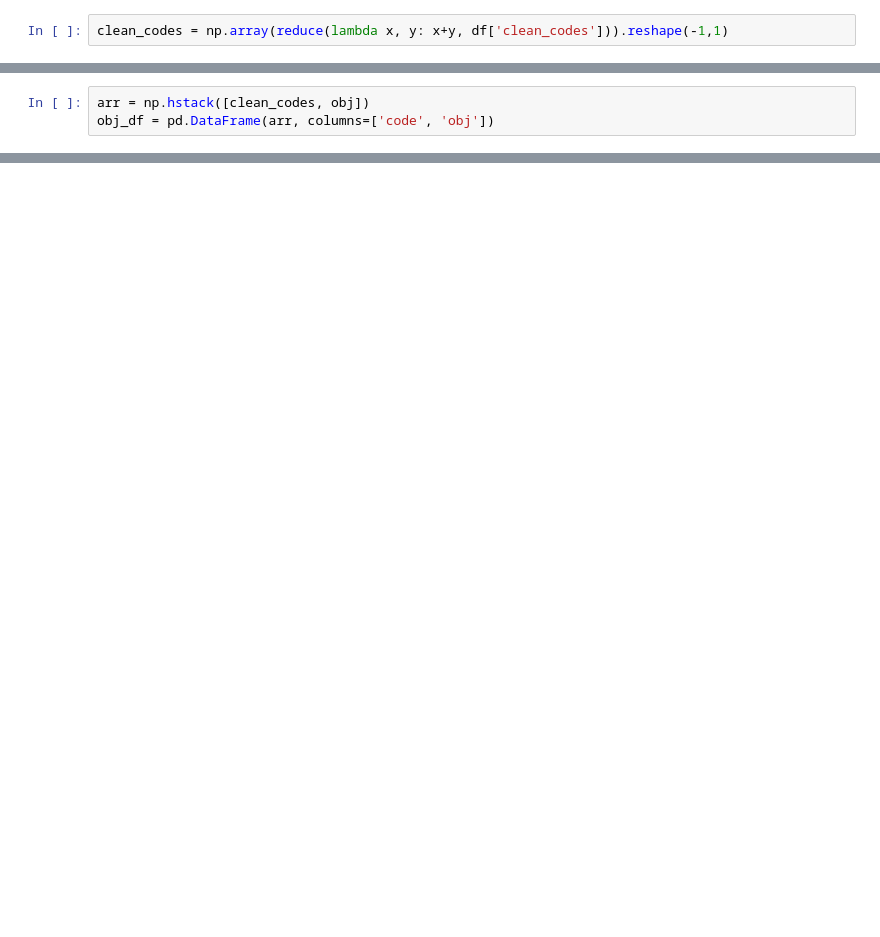
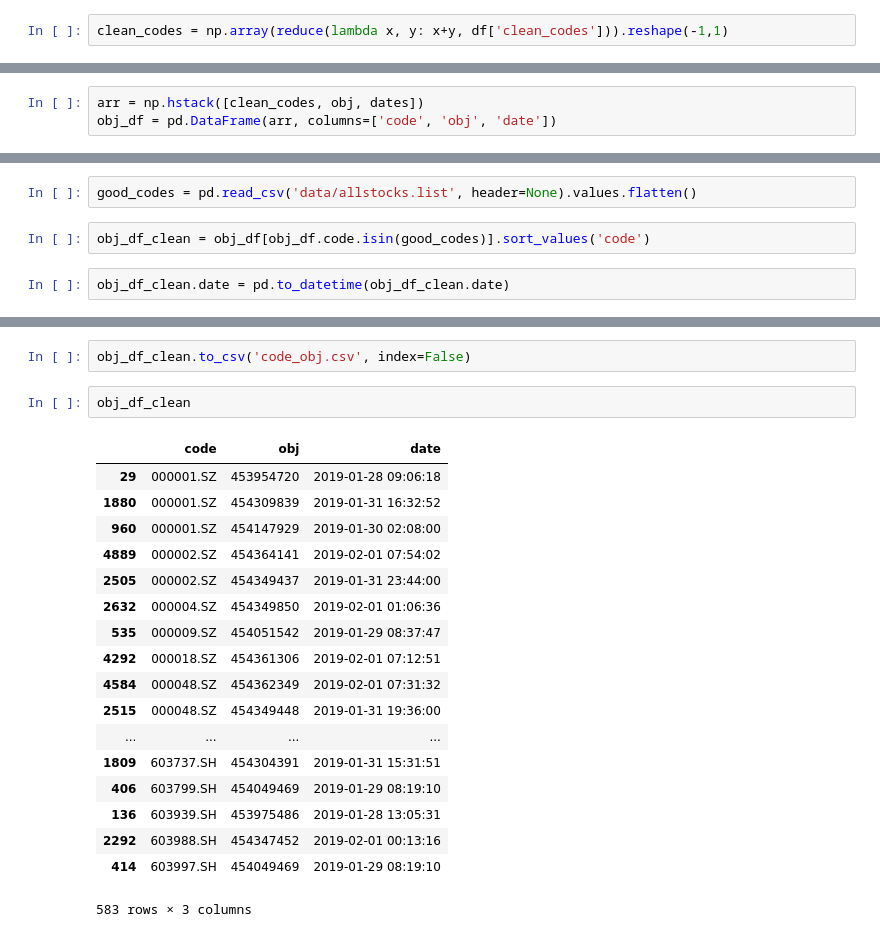
Before and after one commit to Lawlietgit/PLSA_news, a Jupyter notebook: dev.ipynb, the cells around one changed output, grey strips where cells are left out. Drawn from its saved outputs; the diff is of its cells as text; blank space fills up the shorter version.

```diff
--- a/dev.ipynb
+++ b/dev.ipynb
@@ -120,3 +166,3 @@ obj = df.index.repeat(df.n_codes).values.reshape(-1,1)
 # %%
-arr = np.hstack([clean_codes, obj])
-obj_df = pd.DataFrame(arr, columns=['code', 'obj'])
+arr = np.hstack([clean_codes, obj, dates])
+obj_df = pd.DataFrame(arr, columns=['code', 'obj', 'date'])
@@ -212,0 +169,6 @@ hk 增持后 根据港交所最新权益披露资料显示 格隆汇获悉 格
+# %%
+good_codes = pd.read_csv('data/allstocks.list', header=None).values.flatten()
+# %%
+obj_df_clean = obj_df[obj_df.code.isin(good_codes)].sort_values('code')
+# %%
+obj_df_clean.date = pd.to_datetime(obj_df_clean.date)
@@ -212,0 +224,23 @@ hk 增持后 根据港交所最新权益披露资料显示 格隆汇获悉 格
+# %%
+obj_df_clean.to_csv('code_obj.csv', index=False)
+# %%
+obj_df_clean
+# %% [output]
+|  | code | obj | date |
+| 29 | 000001.SZ | 453954720 | 2019-01-28 09:06:18 |
+| 1880 | 000001.SZ | 454309839 | 2019-01-31 16:32:52 |
+| 960 | 000001.SZ | 454147929 | 2019-01-30 02:08:00 |
+| 4889 | 000002.SZ | 454364141 | 2019-02-01 07:54:02 |
+| 2505 | 000002.SZ | 454349437 | 2019-01-31 23:44:00 |
+| 2632 | 000004.SZ | 454349850 | 2019-02-01 01:06:36 |
+| 535 | 000009.SZ | 454051542 | 2019-01-29 08:37:47 |
+| 4292 | 000018.SZ | 454361306 | 2019-02-01 07:12:51 |
+| 4584 | 000048.SZ | 454362349 | 2019-02-01 07:31:32 |
+| 2515 | 000048.SZ | 454349448 | 2019-01-31 19:36:00 |
+| ... | ... | ... | ... |
+| 1809 | 603737.SH | 454304391 | 2019-01-31 15:31:51 |
+| 406 | 603799.SH | 454049469 | 2019-01-29 08:19:10 |
+| 136 | 603939.SH | 453975486 | 2019-01-28 13:05:31 |
+| 2292 | 603988.SH | 454347452 | 2019-02-01 00:13:16 |
+| 414 | 603997.SH | 454049469 | 2019-01-29 08:19:10 |
+583 rows × 3 columns
```
Also changed, not shown: parts of 21 cells of this notebook, 9 other files.
